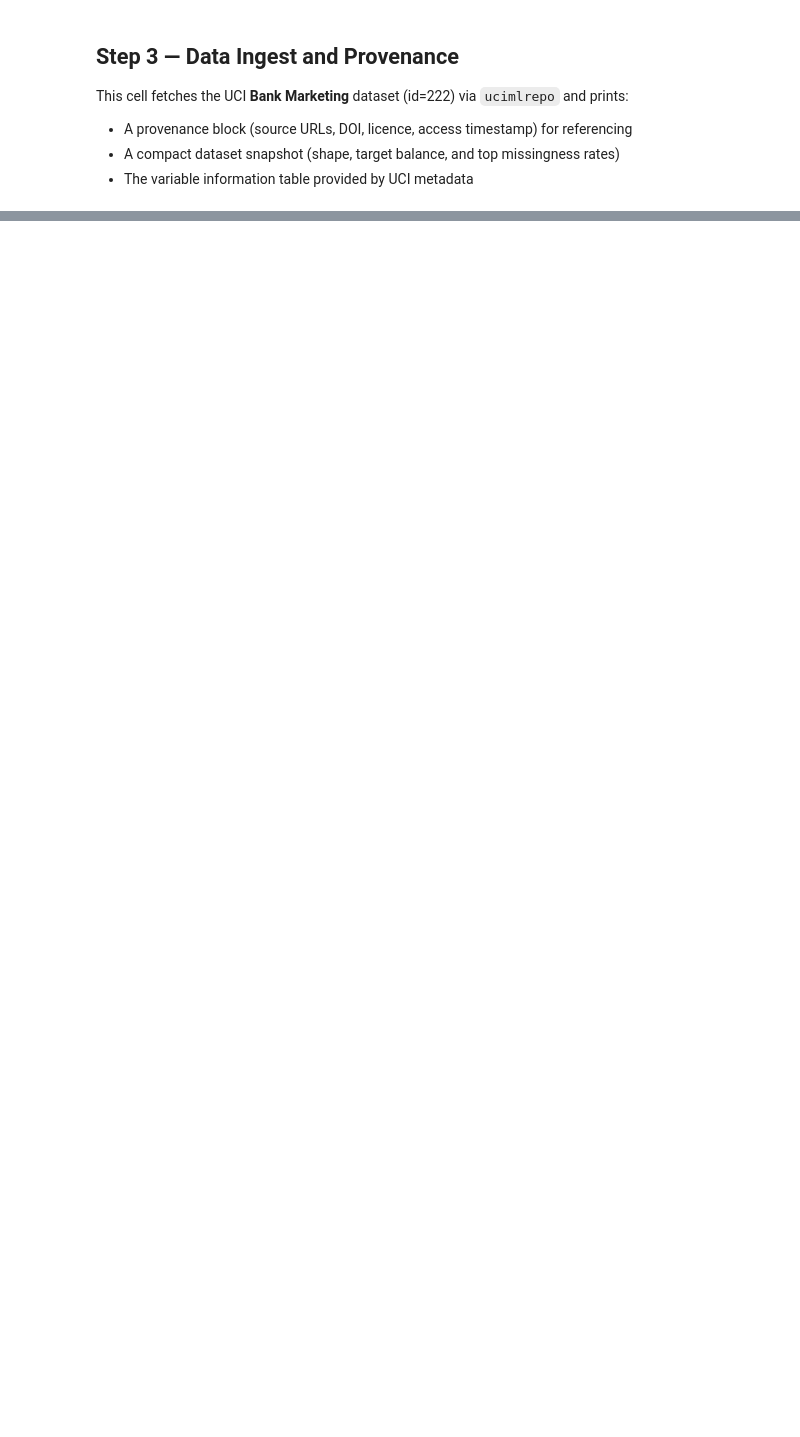
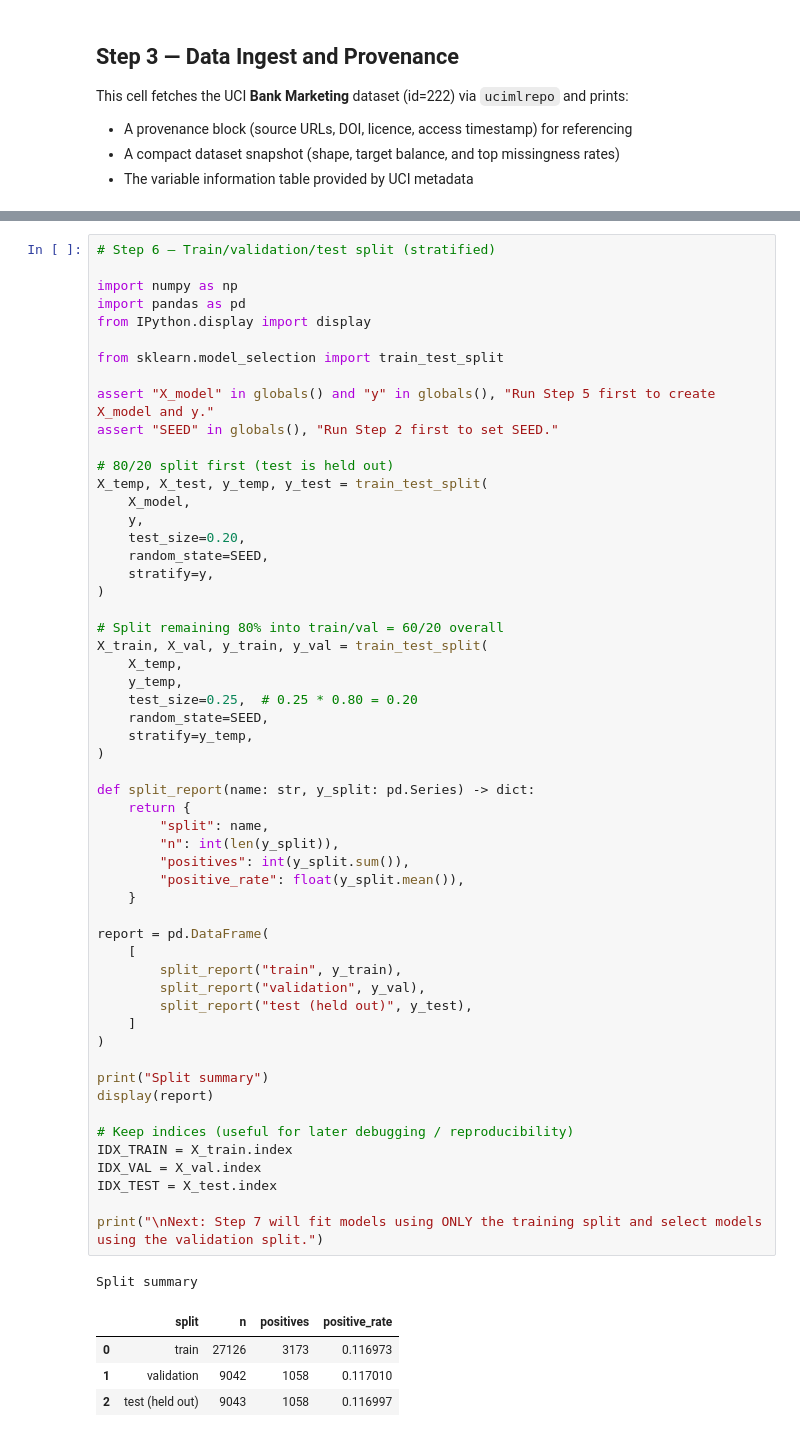
Before and after one commit to perryrighthere/ba4ai, a Jupyter notebook: project.ipynb, the cells around one changed output, grey strips where cells are left out. Saved outputs shown, nothing was run; the diff lists cells and outputs as text; blank space fills up the shorter version.

Commit message:
step 5 to step 7

```diff
--- a/project.ipynb
+++ b/project.ipynb
@@ -250,0 +783,61 @@ Variable information (from UCI metadata)
+# %%
+# Step 6 — Train/validation/test split (stratified)
+
+import numpy as np
+import pandas as pd
+from IPython.display import display
+
+from sklearn.model_selection import train_test_split
+
+assert "X_model" in globals() and "y" in globals(), "Run Step 5 first to create X_model and y."
+assert "SEED" in globals(), "Run Step 2 first to set SEED."
+
+# 80/20 split first (test is held out)
+X_temp, X_test, y_temp, y_test = train_test_split(
+    X_model,
+    y,
+    test_size=0.20,
+    random_state=SEED,
+    stratify=y,
+)
+
+# Split remaining 80% into train/val = 60/20 overall
+X_train, X_val, y_train, y_val = train_test_split(
+    X_temp,
+    y_temp,
+    test_size=0.25,  # 0.25 * 0.80 = 0.20
+    random_state=SEED,
+    stratify=y_temp,
+)
+
+def split_report(name: str, y_split: pd.Series) -> dict:
+    return {
+        "split": name,
+        "n": int(len(y_split)),
+        "positives": int(y_split.sum()),
+        "positive_rate": float(y_split.mean()),
+    }
+
+report = pd.DataFrame(
+    [
+        split_report("train", y_train),
+        split_report("validation", y_val),
+        split_report("test (held out)", y_test),
+    ]
+)
+
+print("Split summary")
+display(report)
+
+# Keep indices (useful for later debugging / reproducibility)
+IDX_TRAIN = X_train.index
+IDX_VAL = X_val.index
+IDX_TEST = X_test.index
+
+print("\nNext: Step 7 will fit models using ONLY the training split and select models using the validation split.")
+# %% [output]
+Split summary
+|  | split | n | positives | positive_rate |
+| 0 | train | 27126 | 3173 | 0.116973 |
+| 1 | validation | 9042 | 1058 | 0.117010 |
+| 2 | test (held out) | 9043 | 1058 | 0.116997 |
```
Also changed, not shown: parts of 12 cells of this notebook.
